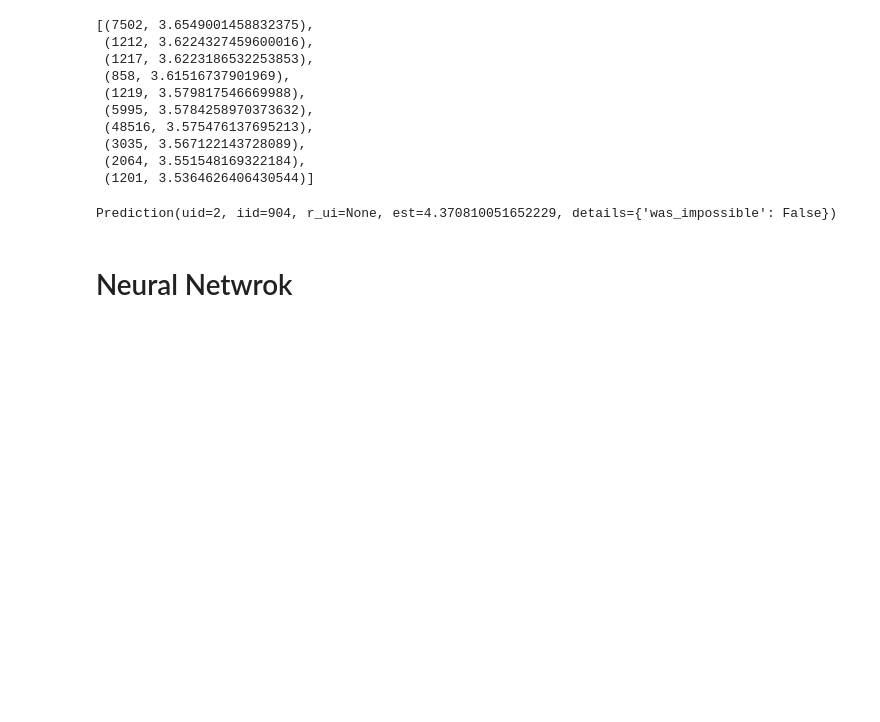
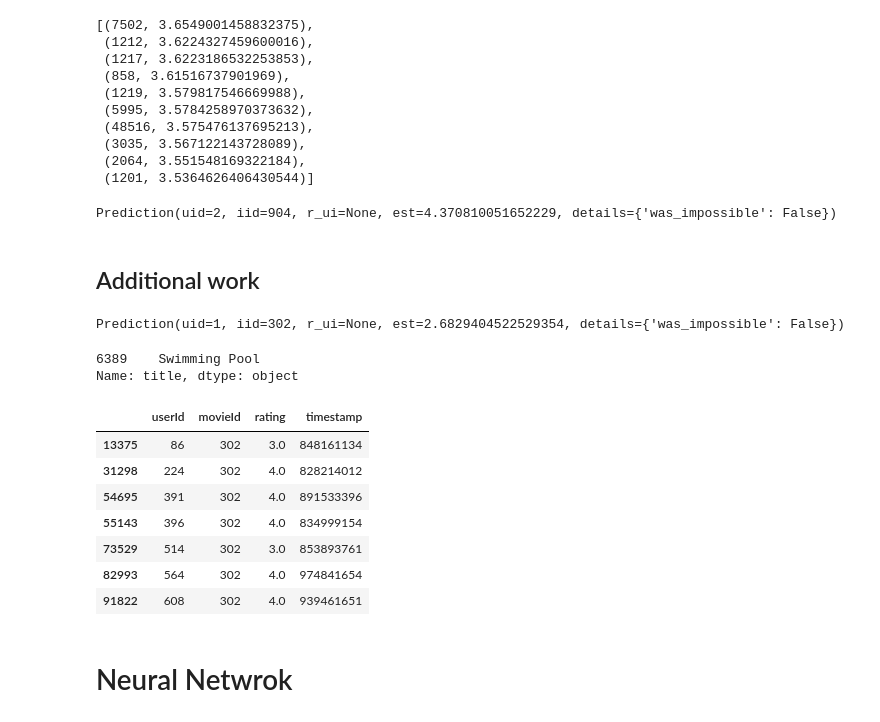
Before and after one commit to ml-heroes/movie-recom, a Jupyter notebook: ml/ML_Project02_CF.ipynb, the cells around one changed output. Drawn from its saved outputs; the diff is of its cells as text; code cells hidden in the pictures; blank space fills up the shorter version.

```diff
--- a/ml/ML_Project02_CF.ipynb
+++ b/ml/ML_Project02_CF.ipynb
@@ -240,3 +243,5 @@ new_algo = pickle.load(open("svd.data", "rb"))
 algo.predict(2, 904)
 # %% [output]
 Prediction(uid=2, iid=904, r_ui=None, est=4.370810051652229, details={'was_impossible': False})
+# %% [markdown]
+## Additional work
@@ -243,2 +250,22 @@ Prediction(uid=2, iid=904, r_ui=None, est=4.370810051652229, details={'was_impos
+# %%
+new_algo.predict(1, 302)
+# %% [output]
+Prediction(uid=1, iid=302, r_ui=None, est=2.6829404522529354, details={'was_impossible': False})
+# %%
+movies[movies['id'] == '302'].title
+# %% [output]
+6389    Swimming Pool
+Name: title, dtype: object
+# %%
+ratings[ratings['movieId'] == 302]
+# %% [output]
+|  | userId | movieId | rating | timestamp |
+| 13375 | 86 | 302 | 3.0 | 848161134 |
+| 31298 | 224 | 302 | 4.0 | 828214012 |
+| 54695 | 391 | 302 | 4.0 | 891533396 |
+| 55143 | 396 | 302 | 4.0 | 834999154 |
+| 73529 | 514 | 302 | 3.0 | 853893761 |
+| 82993 | 564 | 302 | 4.0 | 974841654 |
+| 91822 | 608 | 302 | 4.0 | 939461651 |
 # %% [markdown]
 # Neural Netwrok
```
Also changed, not shown: parts of 24 cells of this notebook, 1 other file.
